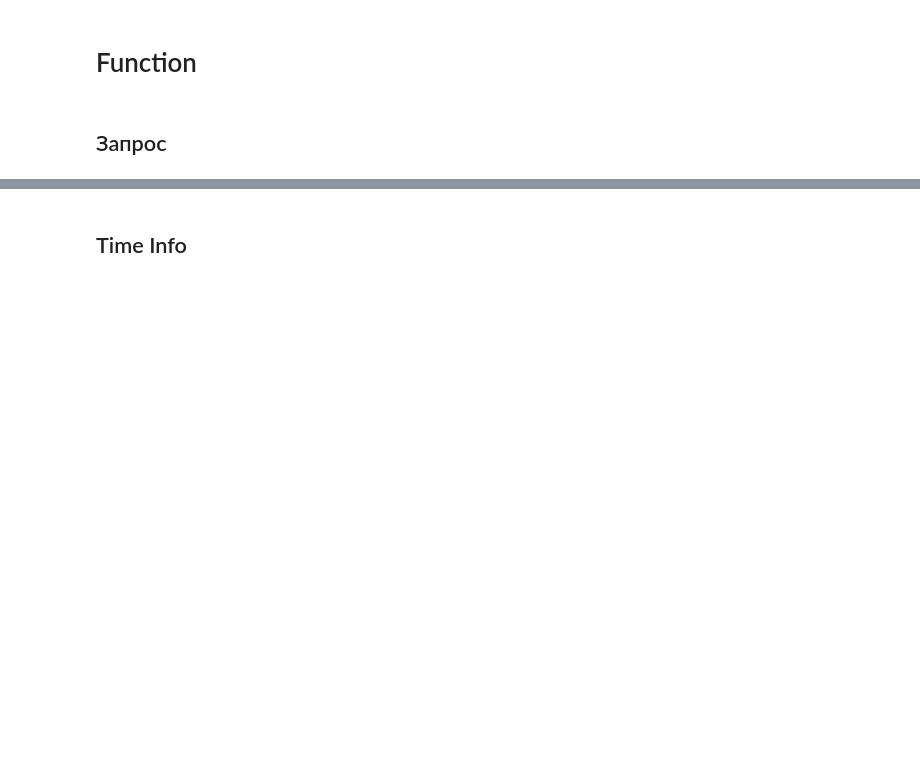
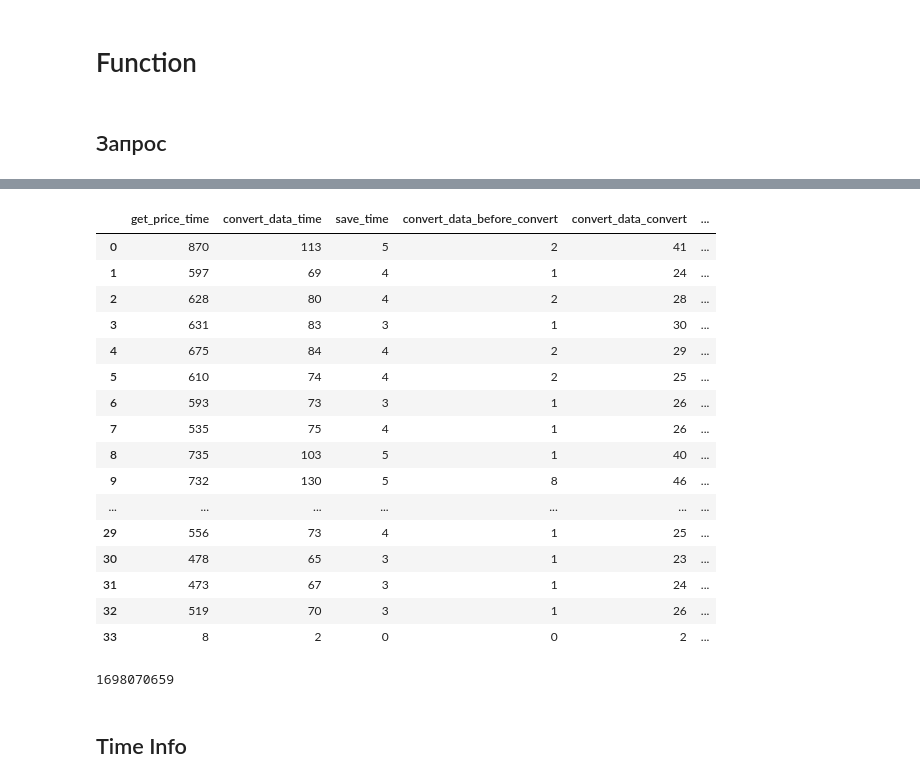
Before and after one commit to work-f999145/work_008, a Jupyter notebook: 04 get_sku.ipynb, the cells around one changed output, grey strips where cells are left out. Drawn from its saved outputs; the diff is of its cells as text; code cells hidden in the pictures; blank space fills up the shorter version.

```diff
--- a/04 get_sku.ipynb
+++ b/04 get_sku.ipynb
@@ -314,0 +357,24 @@ Wall time: 4h 21min 56s
+# %%
+control_time['sum'] = control_time['get_price_time'] + control_time['convert_data_time'] + control_time['save_time']
+control_time['get_price_time_d'] = round(control_time['get_price_time']/control_time['sum']*100).astype('UInt8')
+control_time['convert_data_time_d'] = round(control_time['convert_data_time']/control_time['sum']*100).astype('UInt8')
+control_time['save_time_d'] = round(control_time['save_time']/control_time['sum']*100).astype('UInt8')
+control_time
+# %% [output]
+|  | get_price_time | convert_data_time | save_time | convert_data_before_convert | convert_data_convert | ... |
+| 0 | 870 | 113 | 5 | 2 | 41 | ... |
+| 1 | 597 | 69 | 4 | 1 | 24 | ... |
+| 2 | 628 | 80 | 4 | 2 | 28 | ... |
+| 3 | 631 | 83 | 3 | 1 | 30 | ... |
+| 4 | 675 | 84 | 4 | 2 | 29 | ... |
+| 5 | 610 | 74 | 4 | 2 | 25 | ... |
+| 6 | 593 | 73 | 3 | 1 | 26 | ... |
+| 7 | 535 | 75 | 4 | 1 | 26 | ... |
+| 8 | 735 | 103 | 5 | 1 | 40 | ... |
+| 9 | 732 | 130 | 5 | 8 | 46 | ... |
+| ... | ... | ... | ... | ... | ... | ... |
+| 29 | 556 | 73 | 4 | 1 | 25 | ... |
+| 30 | 478 | 65 | 3 | 1 | 23 | ... |
+| 31 | 473 | 67 | 3 | 1 | 24 | ... |
+| 32 | 519 | 70 | 3 | 1 | 26 | ... |
+| 33 | 8 | 2 | 0 | 0 | 2 | ... |
@@ -315,3 +383,7 @@ Wall time: 4h 21min 56s
+# %%
+int(time())
+# %% [output]
+1698070659
 # %% [markdown]
 ## Time Info
 # %%
```
Also changed, not shown: parts of 4 cells of this notebook, 2 other files.
